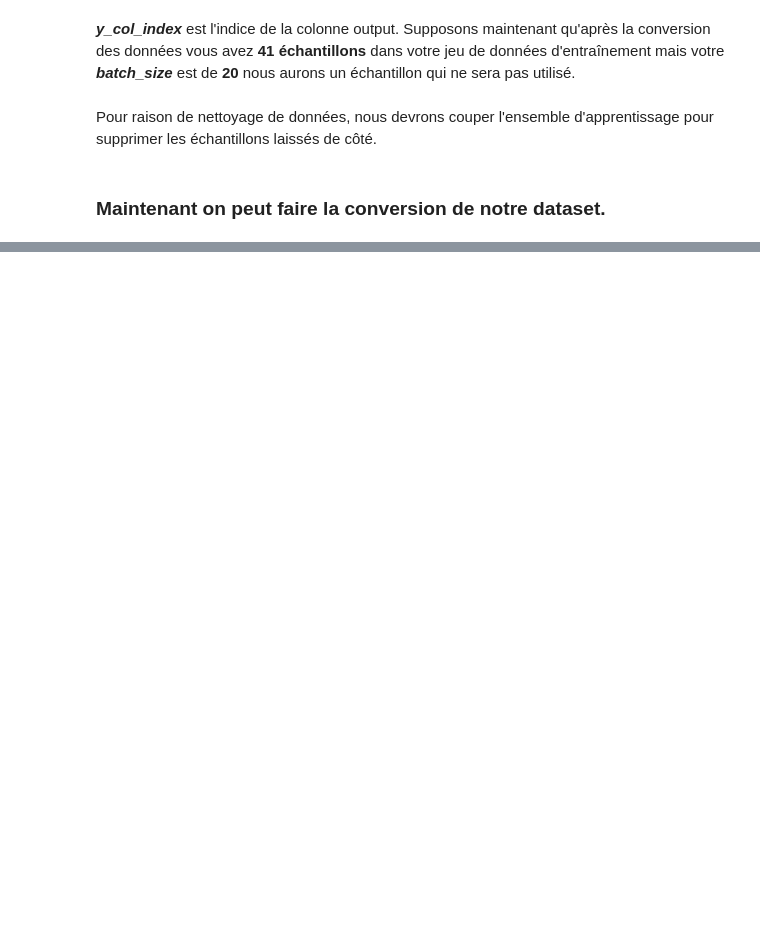
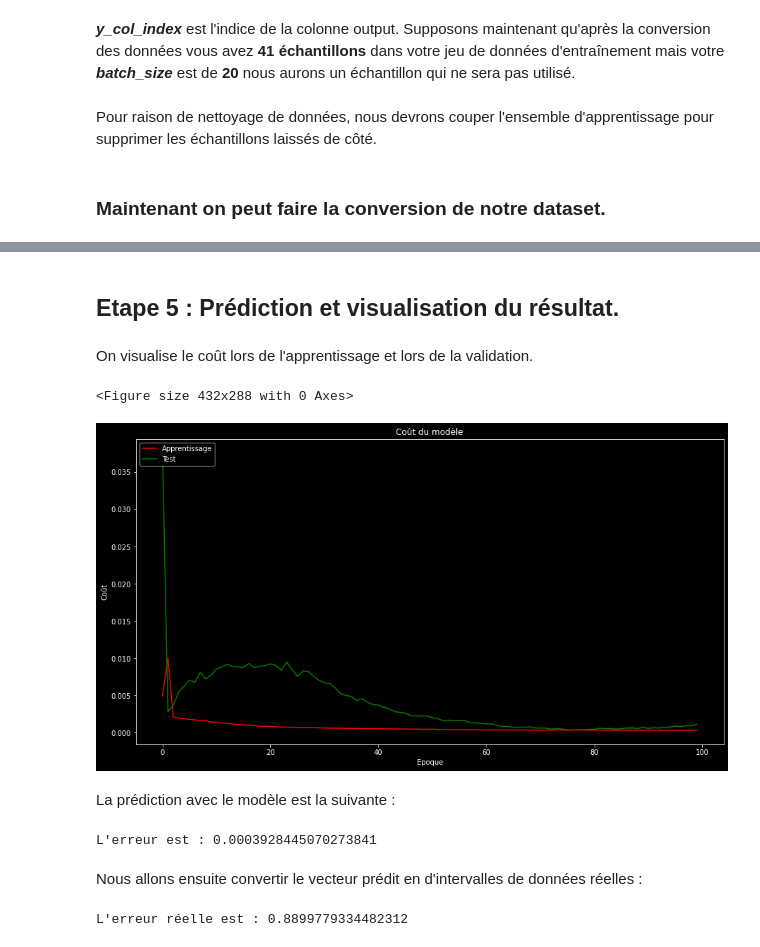
Before and after one commit to adnaneaabbar/stock-trading-system, a Jupyter notebook: stock_trading_system.ipynb, the cells around one changed output, grey strips where cells are left out. Cells and saved outputs as stored; diff of their text form; code cells hidden in the pictures; blank space fills up the shorter version.

```diff
--- a/stock_trading_system.ipynb
+++ b/stock_trading_system.ipynb
@@ -250,0 +250,10 @@ _________________________________________________________________
+# %%
+history = model.fit(
+    x_t,
+    y_t,
+    epochs=100,
+    verbose=2,
+    batch_size=batch_size,
+    shuffle=False,
+    validation_data=(trim_dataset(x_val, batch_size), trim_dataset(y_val, batch_size))
+)
@@ -250,0 +278,40 @@ _________________________________________________________________
+# %% [markdown]
+## Etape 5 : Prédiction et visualisation du résultat.
+# %% [markdown]
+On visualise le coût lors de l'apprentissage et lors de la validation.
+# %%
+plt.figure()
+plt.figure(figsize=(15,8))
+plt.plot(history.history['loss'], color='red')
+plt.plot(history.history['val_loss'], color='green')
+plt.title('Coût du modèle')
+plt.ylabel('Coût')
+plt.xlabel('Epoque')
+plt.legend(['Apprentissage', 'Test'], loc='upper left')
+plt.show()
+# %% [output]
+<Figure size 432x288 with 0 Axes>
+[figure, added]
+# %% [markdown]
+La prédiction avec le modèle est la suivante :
+# %%
+from sklearn.metrics import mean_squared_error
+
+y_pred = model.predict(trim_dataset(x_test_t, batch_size), batch_size=batch_size)
+y_pred = y_pred.flatten()
+y_test_t = trim_dataset(y_test_t, batch_size)
+error = mean_squared_error(y_test_t, y_pred)
+
+print("L'erreur est :", error)
+# %% [output]
+L'erreur est : 0.0003928445070273841
+# %% [markdown]
+Nous allons ensuite convertir le vecteur prédit en d'intervalles de données réelles :
+# %%
+y_pred_org = (y_pred * min_max_scaler.data_range_[3]) + min_max_scaler.data_min_[3]
+y_test_t_org = (y_test_t * min_max_scaler.data_range_[3]) + min_max_scaler.data_min_[3]
+error = mean_squared_error(y_test_t_org, y_pred_org)
+
+print("L'erreur réelle est :", error)
+# %% [output]
+L'erreur réelle est : 0.8899779334482312
```
Also changed, not shown: parts of 18 cells of this notebook.
